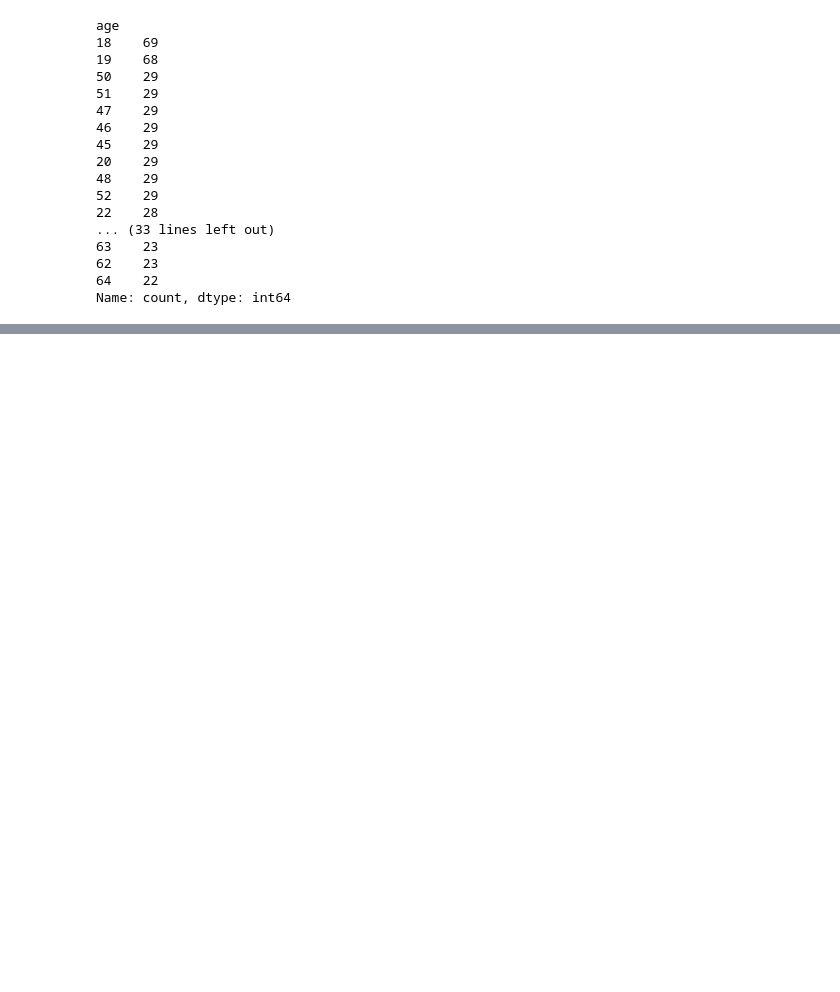
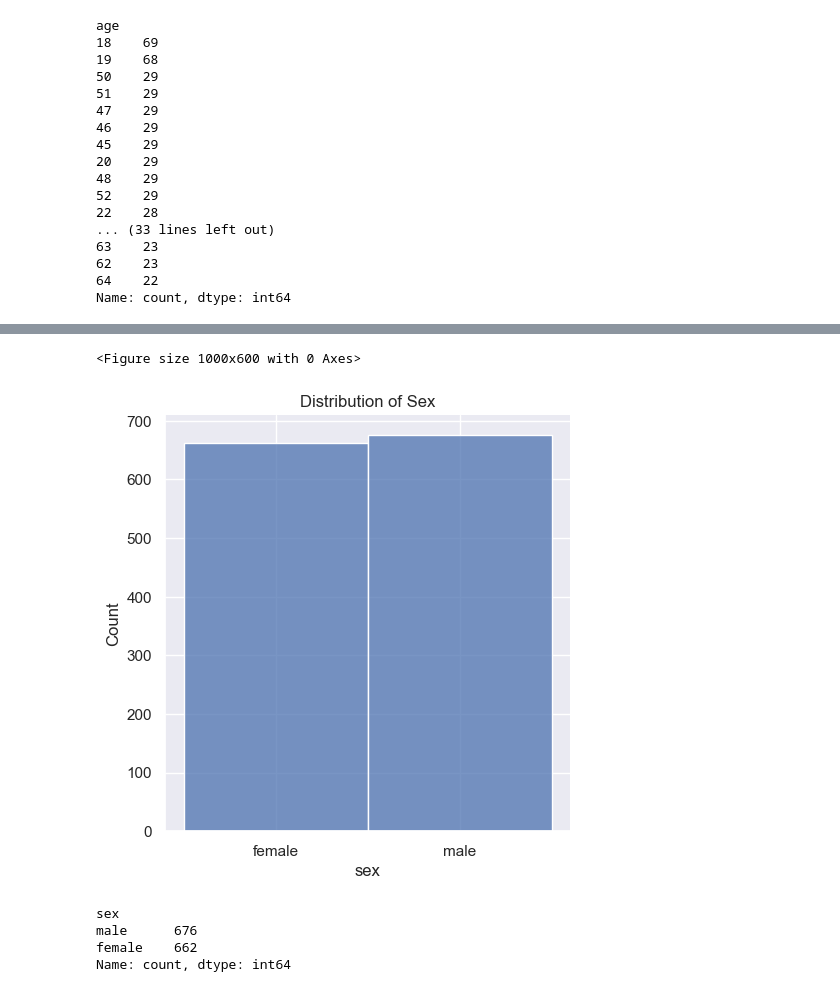
Before and after one commit to khoinguyentm/ML-with-Deploy, a Jupyter notebook: medical insurance prediction/main.ipynb, the cells around one changed output, grey strips where cells are left out. Cells and saved outputs as stored; diff of their text form; code cells hidden in the pictures; blank space fills up the shorter version.

```diff
--- a/medical insurance prediction/main.ipynb
+++ b/medical insurance prediction/main.ipynb
@@ -89,0 +110,17 @@ Name: count, dtype: int64
+# %%
+# Column charts for categorical column - sex
+sns.set()
+plt.figure(figsize=(10, 6))
+sns.displot(x=insurance_data['sex'], data=insurance_data)
+plt.title('Distribution of Sex')
+plt.show()
+# %% [output]
+<Figure size 1000x600 with 0 Axes>
+[figure, added]
+# %%
+insurance_data['sex'].value_counts()
+# %% [output]
+sex
+male      676
+female    662
+Name: count, dtype: int64
```
Also changed, not shown: parts of 21 cells of this notebook, 2 other files.
